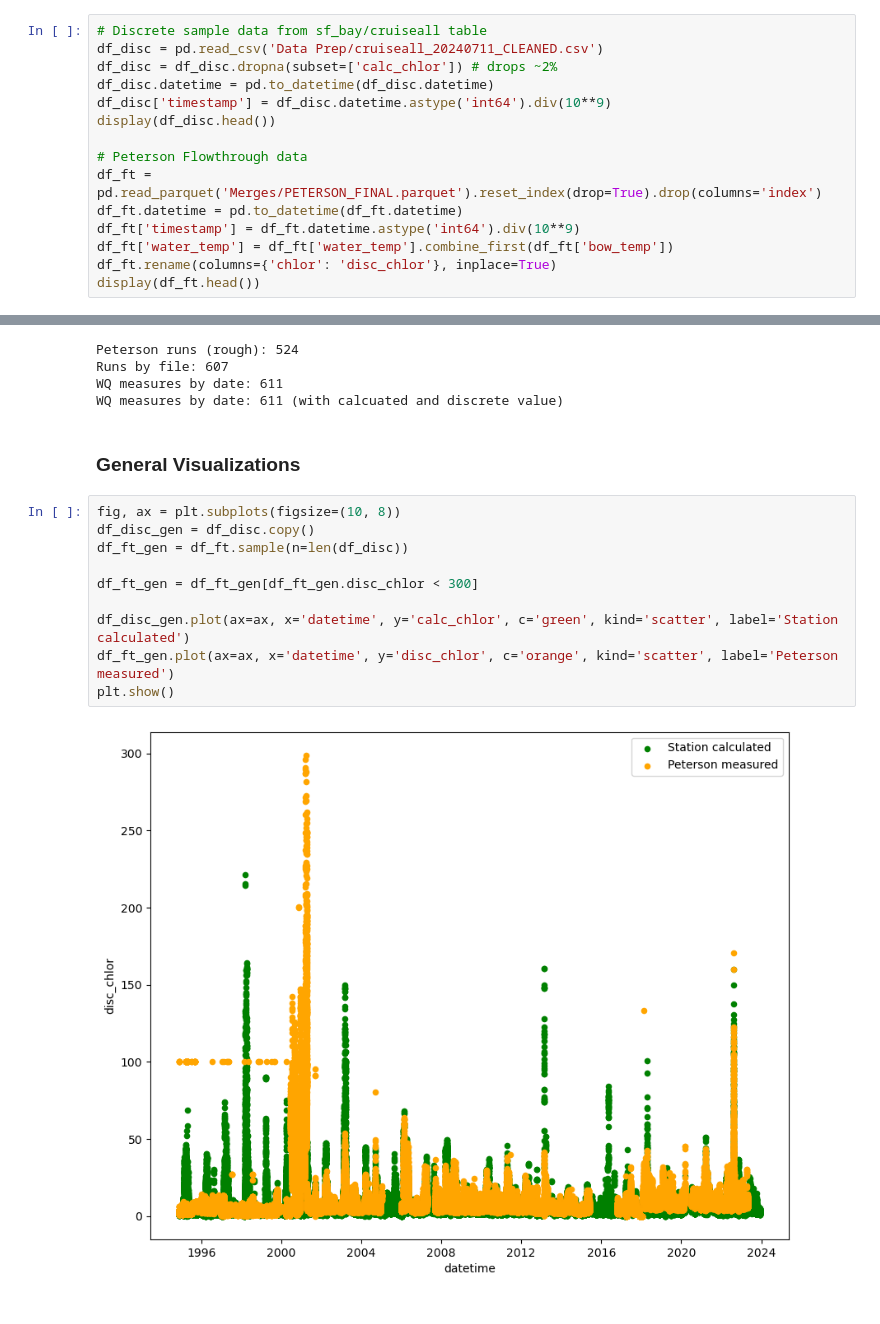
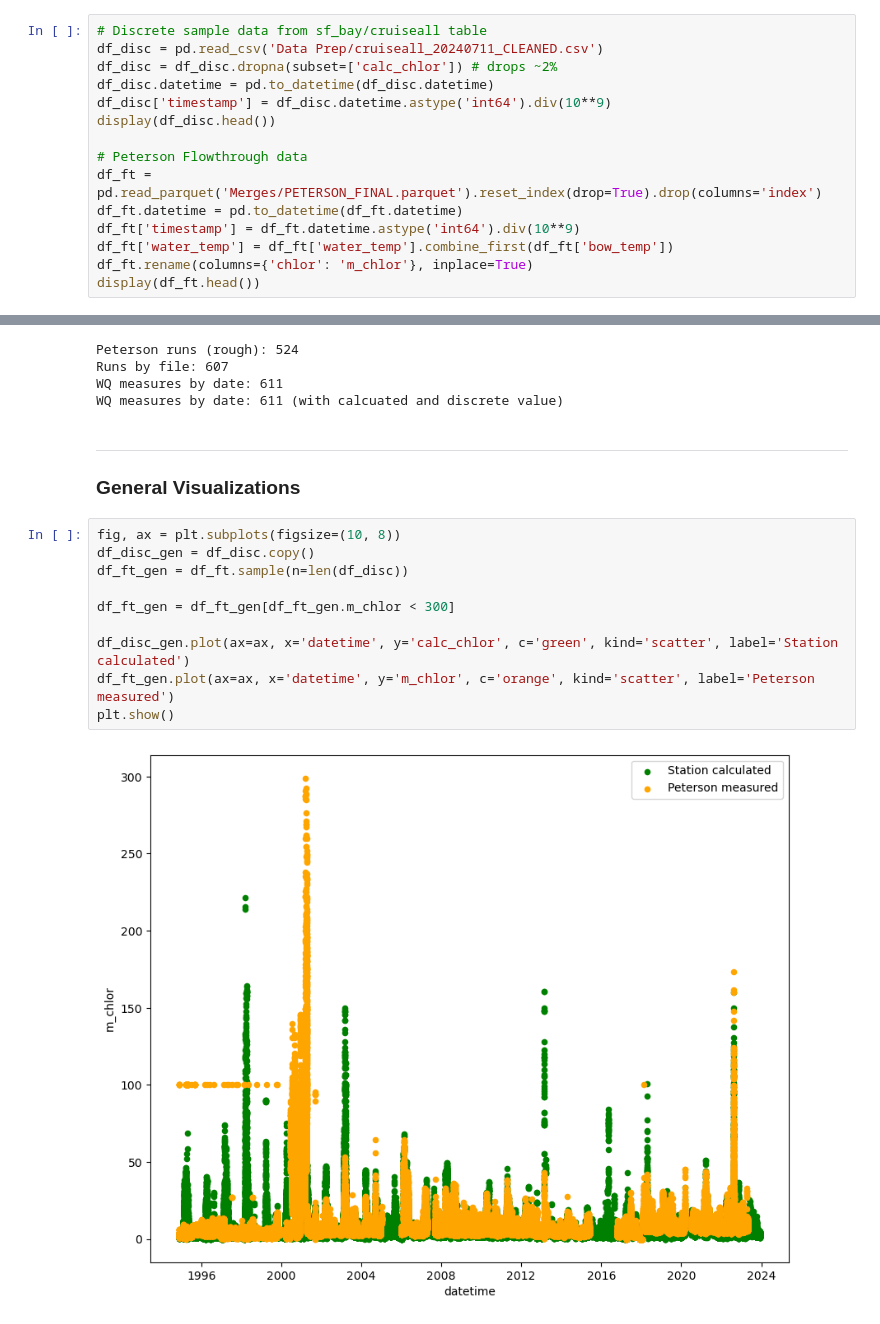
Before and after one commit to AlekWithK/PetersonFlowThrough, a Jupyter notebook: regression_cruiseall.ipynb, the cells around one changed output, grey strips where cells are left out. Cells and saved outputs as stored; diff of their text form.

```diff
--- a/regression_cruiseall.ipynb
+++ b/regression_cruiseall.ipynb
@@ -37,7 +38,7 @@ df_ft = pd.read_parquet('Merges/PETERSON_FINAL.parquet').reset_index(drop=True).
 df_ft.datetime = pd.to_datetime(df_ft.datetime)
 df_ft['timestamp'] = df_ft.datetime.astype('int64').div(10**9)
 df_ft['water_temp'] = df_ft['water_temp'].combine_first(df_ft['bow_temp'])
-df_ft.rename(columns={'chlor': 'disc_chlor'}, inplace=True)
+df_ft.rename(columns={'chlor': 'm_chlor'}, inplace=True)
 display(df_ft.head())
 # %% [output]
 |  | datetime | date | time | station_id | dist | depth | disc_chlor | calc_chlor | chlrat | disc_oxy | ... |
@@ -73,17 +74,18 @@ Runs by file: 607
 WQ measures by date: 611
 WQ measures by date: 611 (with calcuated and discrete value)
 # %% [markdown]
+---
 ### General Visualizations
 # %%
 fig, ax = plt.subplots(figsize=(10, 8))
 df_disc_gen = df_disc.copy()
 df_ft_gen = df_ft.sample(n=len(df_disc))
 
-df_ft_gen = df_ft_gen[df_ft_gen.disc_chlor < 300]
+df_ft_gen = df_ft_gen[df_ft_gen.m_chlor < 300]
 
 df_disc_gen.plot(ax=ax, x='datetime', y='calc_chlor', c='green', kind='scatter', label='Station calculated')
-df_ft_gen.plot(ax=ax, x='datetime', y='disc_chlor', c='orange', kind='scatter', label='Peterson measured')
+df_ft_gen.plot(ax=ax, x='datetime', y='m_chlor', c='orange', kind='scatter', label='Peterson measured')
 plt.show()
 # %% [output]
-[figure, old version]
+[figure, new version]
 # %%
```
Also changed, not shown: parts of 9 cells of this notebook, 8 other files.
